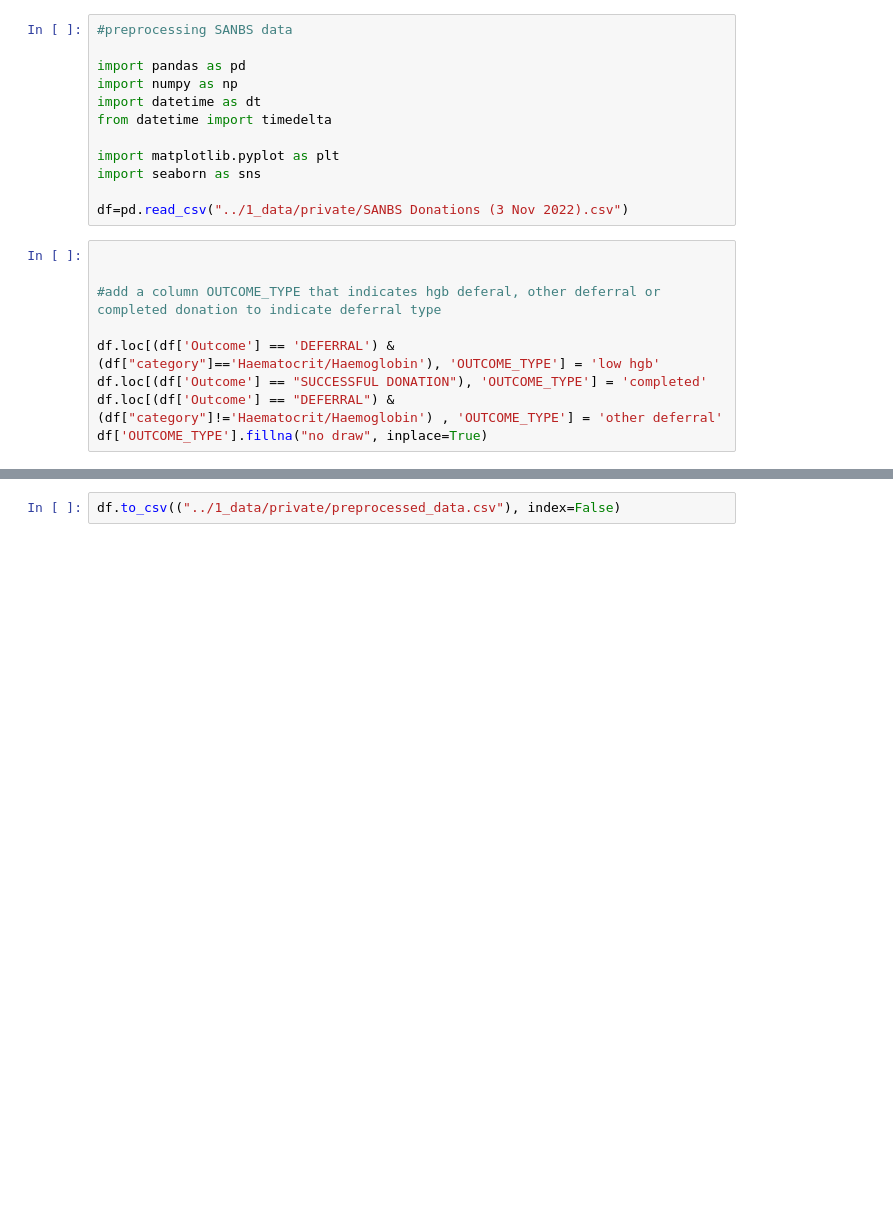
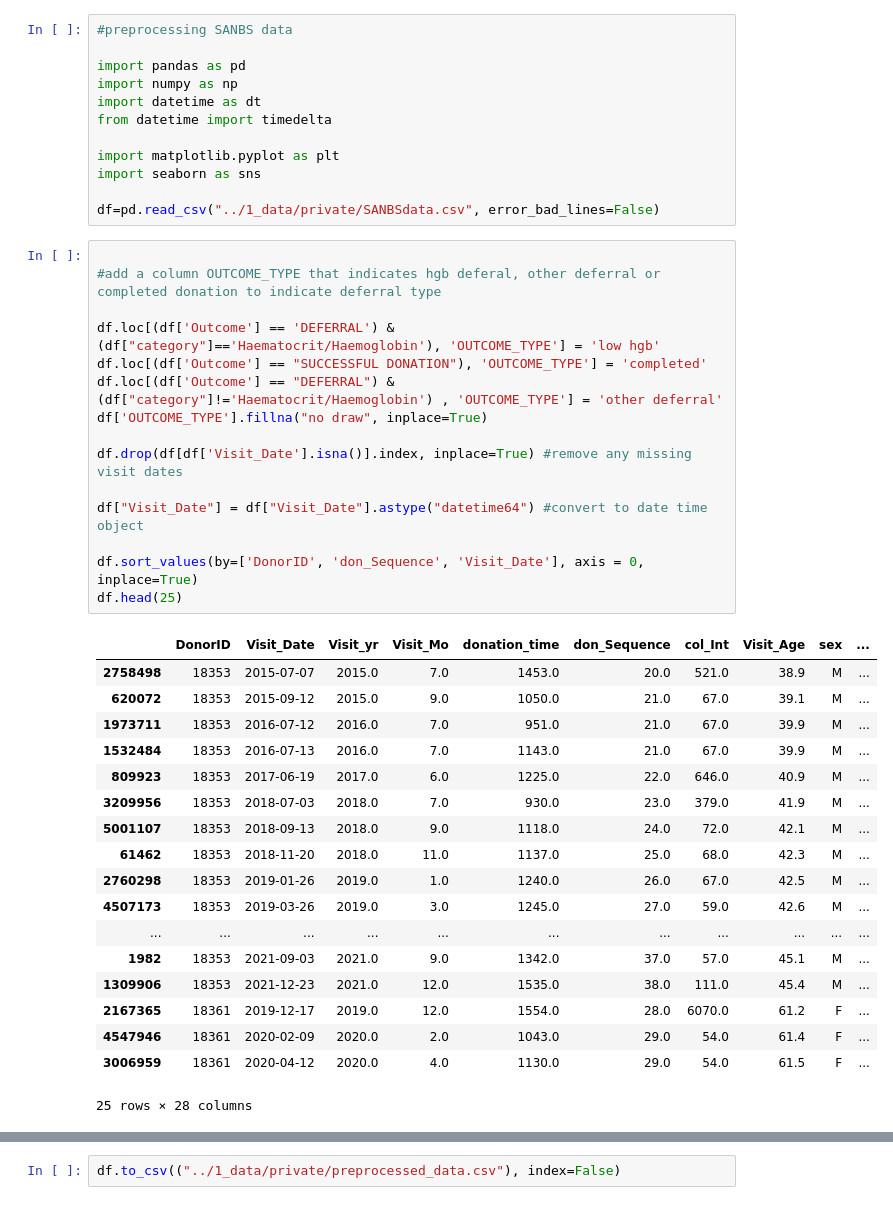
Before and after one commit to altonrus/donor-return-dynamics, a Jupyter notebook: 2_scripts/01_preprocessing.ipynb, the cells around one changed output, grey strips where cells are left out. Drawn from its saved outputs; the diff is of its cells as text; blank space fills up the shorter version.

```diff
--- a/2_scripts/01_preprocessing.ipynb
+++ b/2_scripts/01_preprocessing.ipynb
@@ -9,16 +9,41 @@ from datetime import timedelta
 import matplotlib.pyplot as plt
 import seaborn as sns
 
-df=pd.read_csv("../1_data/private/SANBS Donations (3 Nov 2022).csv")
+df=pd.read_csv("../1_data/private/SANBSdata.csv", error_bad_lines=False)
 # %%
-
 
 #add a column OUTCOME_TYPE that indicates hgb deferal, other deferral or completed donation to indicate deferral type
 
 df.loc[(df['Outcome'] == 'DEFERRAL') & (df["category"]=='Haematocrit/Haemoglobin'), 'OUTCOME_TYPE'] = 'low hgb'
 df.loc[(df['Outcome'] == "SUCCESSFUL DONATION"), 'OUTCOME_TYPE'] = 'completed'
 df.loc[(df['Outcome'] == "DEFERRAL") & (df["category"]!='Haematocrit/Haemoglobin') , 'OUTCOME_TYPE'] = 'other deferral'
 df['OUTCOME_TYPE'].fillna("no draw", inplace=True)
+
+df.drop(df[df['Visit_Date'].isna()].index, inplace=True) #remove any missing visit dates
+
+df["Visit_Date"] = df["Visit_Date"].astype("datetime64") #convert to date time object
+
+df.sort_values(by=['DonorID', 'don_Sequence', 'Visit_Date'], axis = 0, inplace=True)
+df.head(25)
+# %% [output]
+|  | DonorID | Visit_Date | Visit_yr | Visit_Mo | donation_time | don_Sequence | col_Int | Visit_Age | sex | ... |
+| 2758498 | 18353 | 2015-07-07 | 2015.0 | 7.0 | 1453.0 | 20.0 | 521.0 | 38.9 | M | ... |
+| 620072 | 18353 | 2015-09-12 | 2015.0 | 9.0 | 1050.0 | 21.0 | 67.0 | 39.1 | M | ... |
+| 1973711 | 18353 | 2016-07-12 | 2016.0 | 7.0 | 951.0 | 21.0 | 67.0 | 39.9 | M | ... |
+| 1532484 | 18353 | 2016-07-13 | 2016.0 | 7.0 | 1143.0 | 21.0 | 67.0 | 39.9 | M | ... |
+| 809923 | 18353 | 2017-06-19 | 2017.0 | 6.0 | 1225.0 | 22.0 | 646.0 | 40.9 | M | ... |
+| 3209956 | 18353 | 2018-07-03 | 2018.0 | 7.0 | 930.0 | 23.0 | 379.0 | 41.9 | M | ... |
+| 5001107 | 18353 | 2018-09-13 | 2018.0 | 9.0 | 1118.0 | 24.0 | 72.0 | 42.1 | M | ... |
+| 61462 | 18353 | 2018-11-20 | 2018.0 | 11.0 | 1137.0 | 25.0 | 68.0 | 42.3 | M | ... |
+| 2760298 | 18353 | 2019-01-26 | 2019.0 | 1.0 | 1240.0 | 26.0 | 67.0 | 42.5 | M | ... |
+| 4507173 | 18353 | 2019-03-26 | 2019.0 | 3.0 | 1245.0 | 27.0 | 59.0 | 42.6 | M | ... |
+| ... | ... | ... | ... | ... | ... | ... | ... | ... | ... | ... |
+| 1982 | 18353 | 2021-09-03 | 2021.0 | 9.0 | 1342.0 | 37.0 | 57.0 | 45.1 | M | ... |
+| 1309906 | 18353 | 2021-12-23 | 2021.0 | 12.0 | 1535.0 | 38.0 | 111.0 | 45.4 | M | ... |
+| 2167365 | 18361 | 2019-12-17 | 2019.0 | 12.0 | 1554.0 | 28.0 | 6070.0 | 61.2 | F | ... |
+| 4547946 | 18361 | 2020-02-09 | 2020.0 | 2.0 | 1043.0 | 29.0 | 54.0 | 61.4 | F | ... |
+| 3006959 | 18361 | 2020-04-12 | 2020.0 | 4.0 | 1130.0 | 29.0 | 54.0 | 61.5 | F | ... |
+25 rows × 28 columns
 # %%
 
 #add censored column (indicates whether row is right censored) 0-censored, 1-notcensored
```
Also changed, not shown: parts of 5 cells of this notebook, 2 other files.
